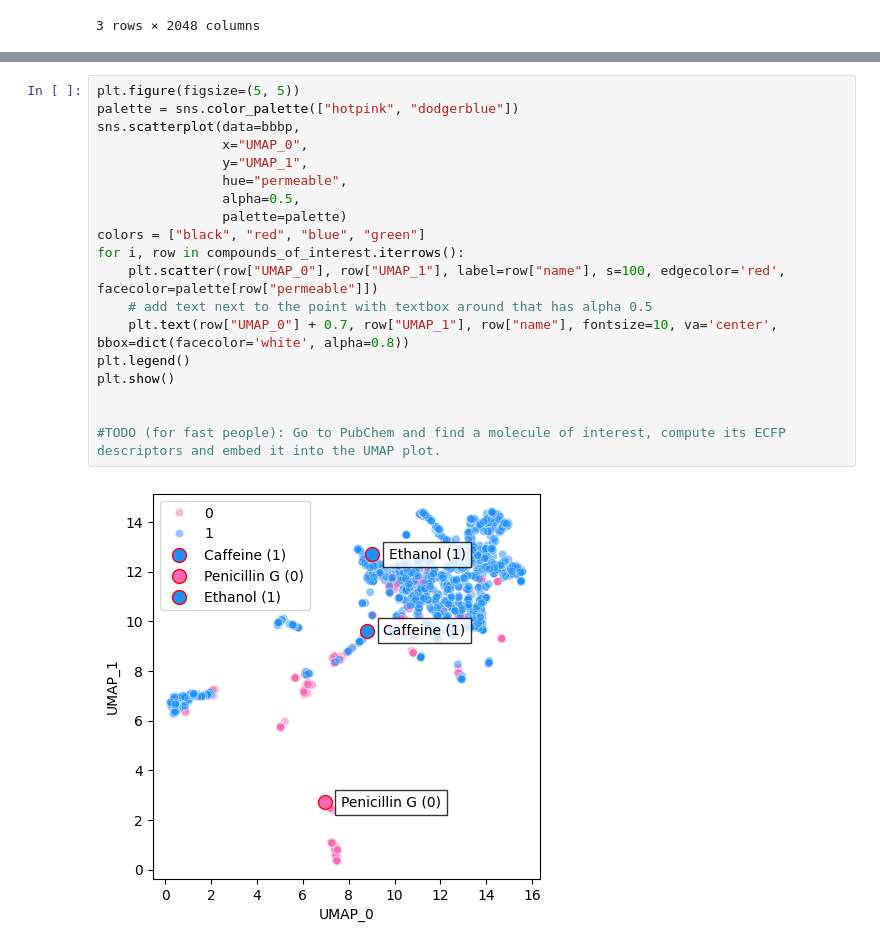
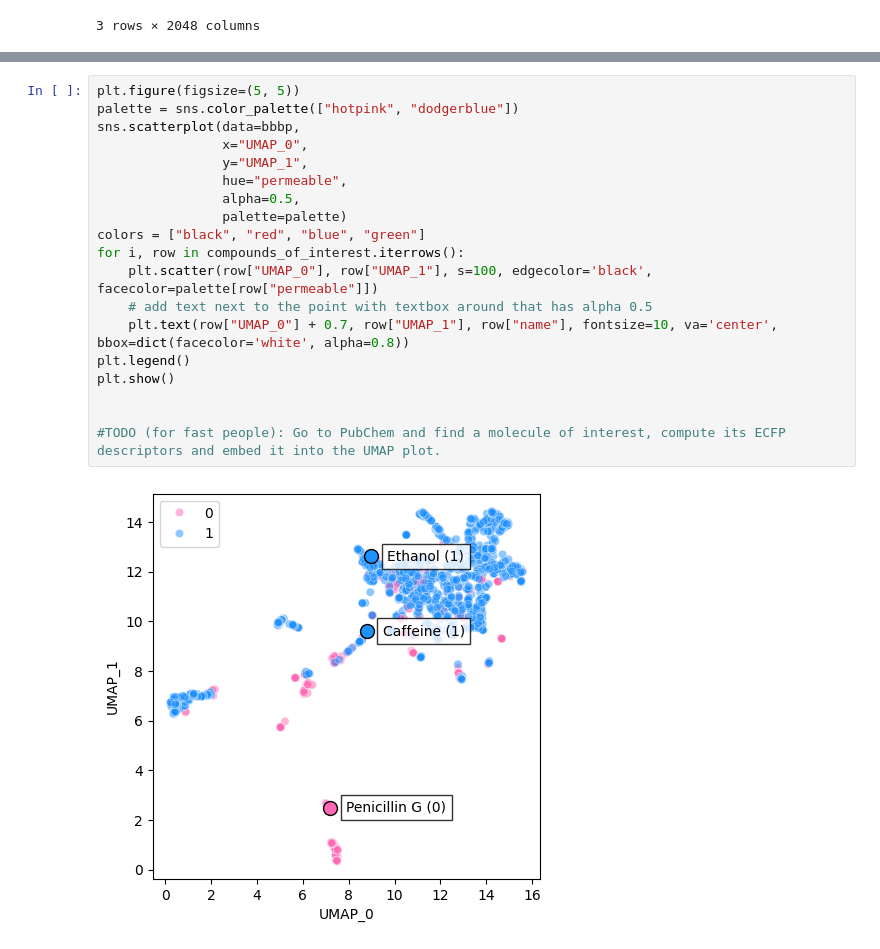
Before and after one commit to moritzmarquardt/workshop_IBEC, a Jupyter notebook: 01_bbbp_visualisation_umap.ipynb, the cells around one changed output, grey strips where cells are left out. Drawn from its saved outputs; the diff is of its cells as text.

```diff
--- a/01_bbbp_visualisation_umap.ipynb
+++ b/01_bbbp_visualisation_umap.ipynb
@@ -285,21 +289,21 @@ compounds_of_interest
 # %%
 plt.figure(figsize=(5, 5))
 palette = sns.color_palette(["hotpink", "dodgerblue"])
 sns.scatterplot(data=bbbp,
                 x="UMAP_0",
                 y="UMAP_1",
                 hue="permeable",
                 alpha=0.5,
                 palette=palette)
 colors = ["black", "red", "blue", "green"]
 for i, row in compounds_of_interest.iterrows():
-    plt.scatter(row["UMAP_0"], row["UMAP_1"], label=row["name"], s=100, edgecolor='red', facecolor=palette[row["permeable"]])
+    plt.scatter(row["UMAP_0"], row["UMAP_1"], s=100, edgecolor='black', facecolor=palette[row["permeable"]])
     # add text next to the point with textbox around that has alpha 0.5
     plt.text(row["UMAP_0"] + 0.7, row["UMAP_1"], row["name"], fontsize=10, va='center', bbox=dict(facecolor='white', alpha=0.8))
 plt.legend()
 plt.show()
 
 
 #TODO (for fast people): Go to PubChem and find a molecule of interest, compute its ECFP descriptors and embed it into the UMAP plot.
 # %% [output]
-[figure, old version]
+[figure, new version]
```
Also changed, not shown: parts of 3 cells of this notebook.
